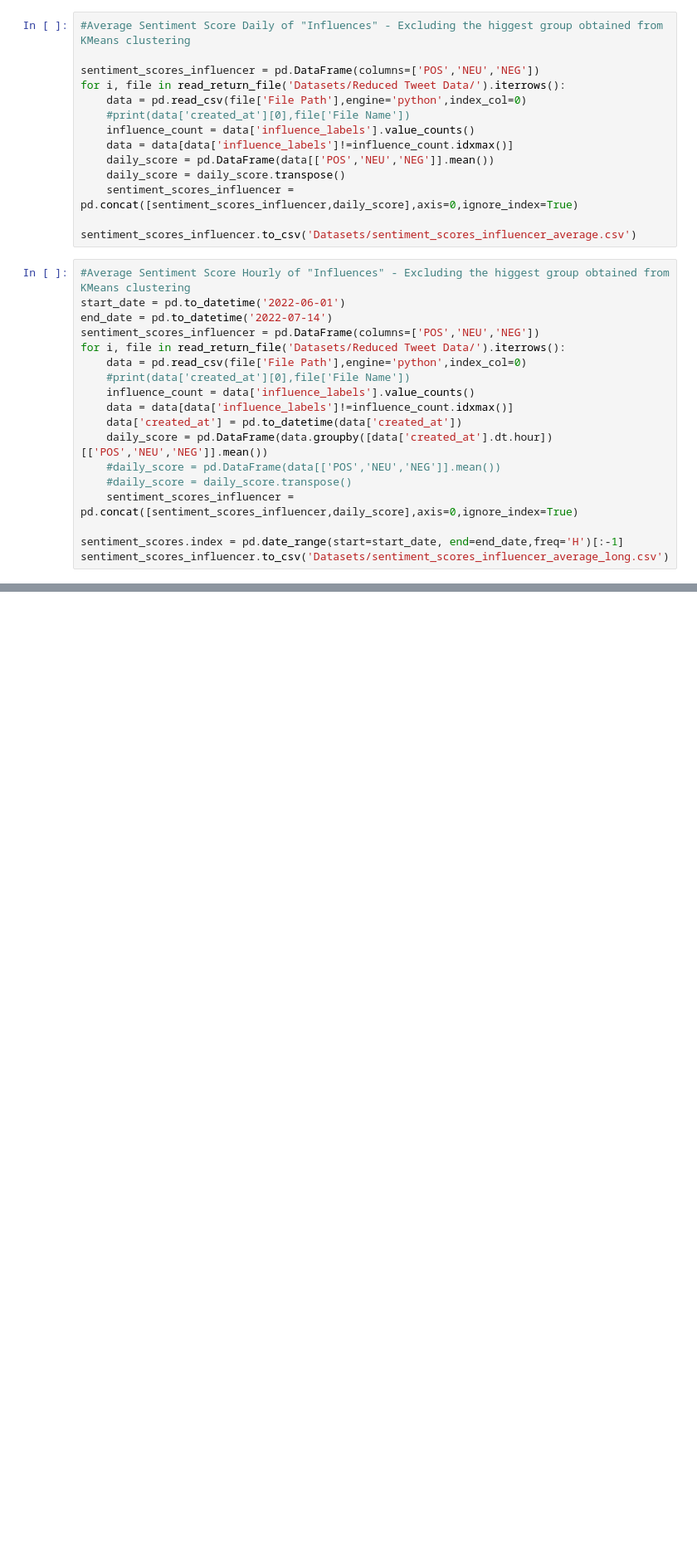
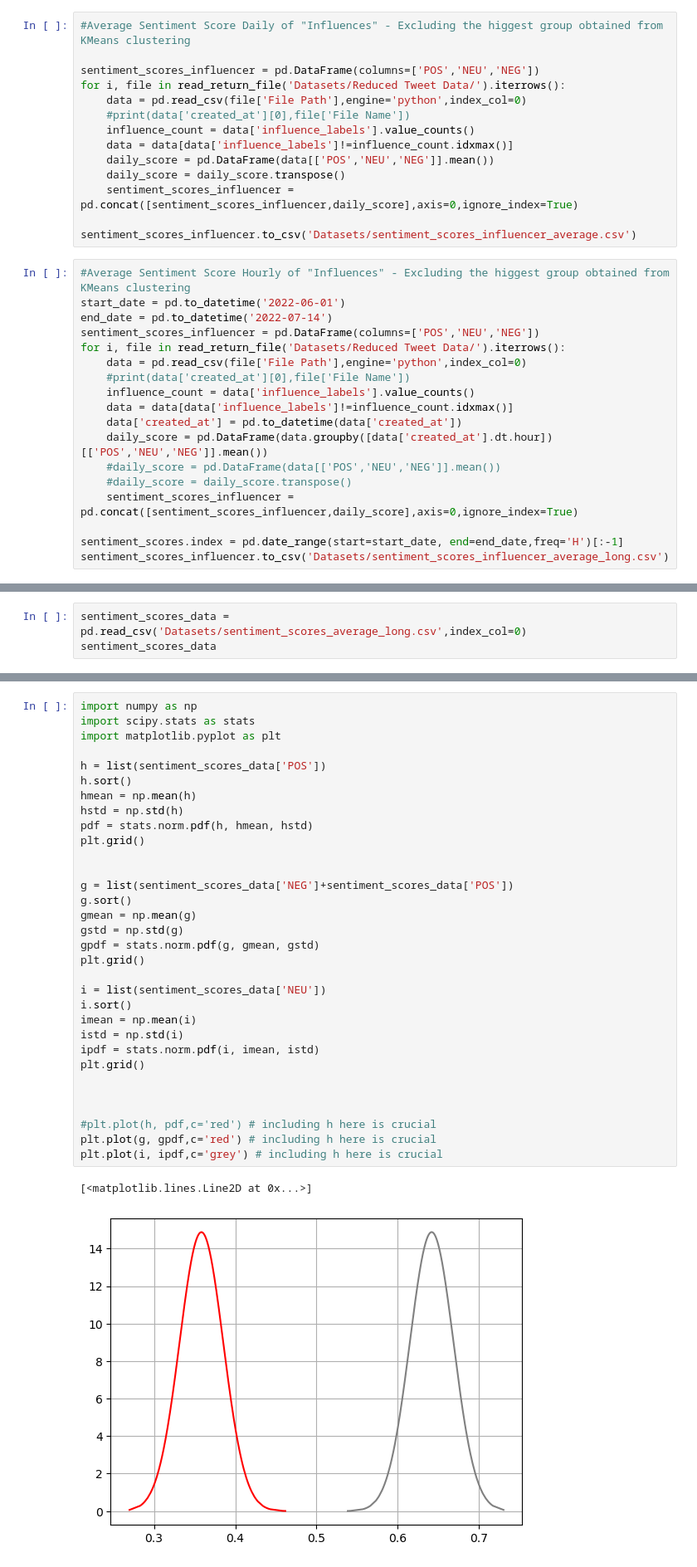
Before and after one commit to VarunParbhu/mur_crypto, a Jupyter notebook: Coding/Data Source - Twitter (Sentiment Analysis).ipynb, the cells around one changed output, grey strips where cells are left out. Shown at 83% size. Saved outputs shown, nothing was run; the diff lists cells and outputs as text; blank space fills up the shorter version.

```diff
--- a/Coding/Data Source - Twitter (Sentiment Analysis).ipynb
+++ b/Coding/Data Source - Twitter (Sentiment Analysis).ipynb
@@ -222,2 +220,5 @@ sentiment_scores_influencer.to_csv('Datasets/sentiment_scores_influencer_average
 #Plot average sent score
 #Plot influencer sent score
+# %%
+sentiment_scores_data = pd.read_csv('Datasets/sentiment_scores_average_long.csv',index_col=0)
+sentiment_scores_data
@@ -223,0 +239,35 @@ sentiment_scores_influencer.to_csv('Datasets/sentiment_scores_influencer_average
+# %%
+import numpy as np
+import scipy.stats as stats
+import matplotlib.pyplot as plt
+
+h = list(sentiment_scores_data['POS'])
+h.sort()
+hmean = np.mean(h)
+hstd = np.std(h)
+pdf = stats.norm.pdf(h, hmean, hstd)
+plt.grid()
+
+
+g = list(sentiment_scores_data['NEG']+sentiment_scores_data['POS'])
+g.sort()
+gmean = np.mean(g)
+gstd = np.std(g)
+gpdf = stats.norm.pdf(g, gmean, gstd)
+plt.grid()
+
+i = list(sentiment_scores_data['NEU'])
+i.sort()
+imean = np.mean(i)
+istd = np.std(i)
+ipdf = stats.norm.pdf(i, imean, istd)
+plt.grid()
+
+
+
+#plt.plot(h, pdf,c='red') # including h here is crucial
+plt.plot(g, gpdf,c='red') # including h here is crucial
+plt.plot(i, ipdf,c='grey') # including h here is crucial
+# %% [output]
+[<matplotlib.lines.Line2D at 0x...>]
+[figure, added]
```
Also changed, not shown: parts of 5 cells of this notebook, 33 other files.
